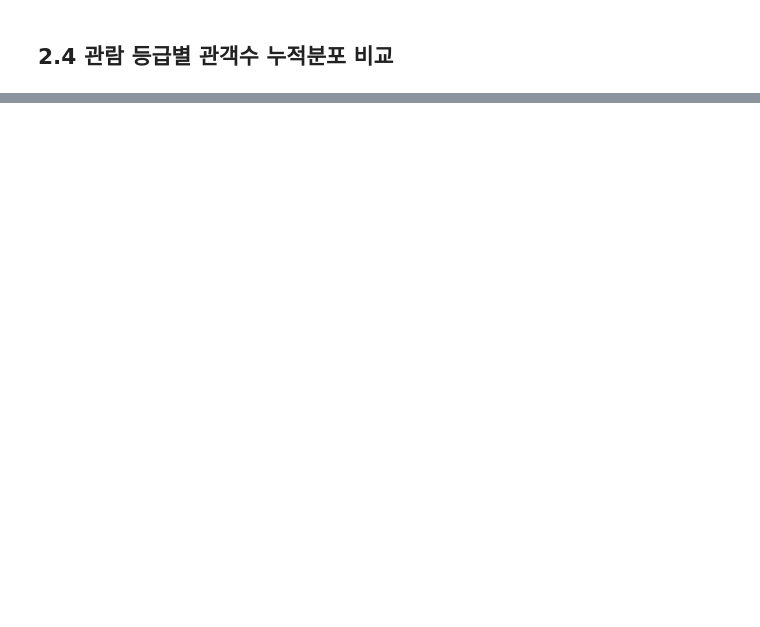
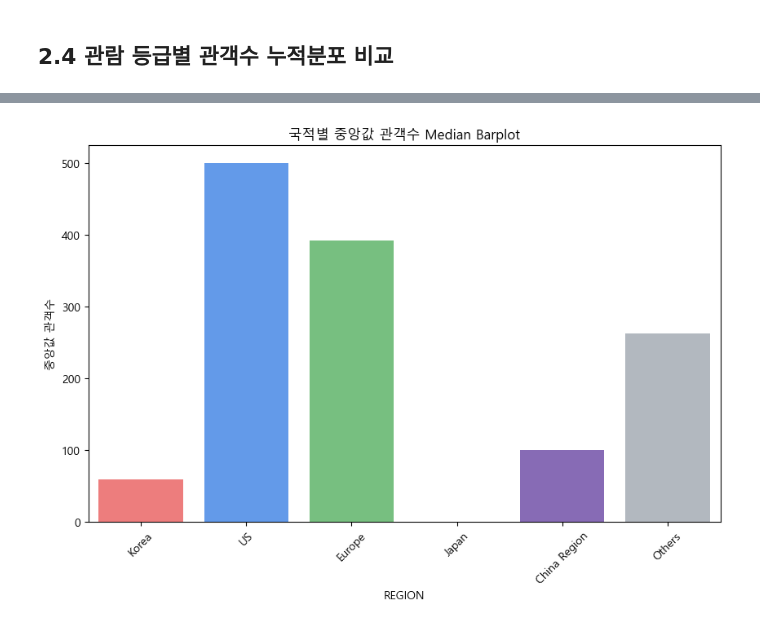
Before and after one commit to yoonha315/mini_project_eda, a Jupyter notebook: 01_data_preprocessing.ipynb, the cells around one changed output, grey strips where cells are left out. Saved outputs shown, nothing was run; the diff lists cells and outputs as text; code cells hidden in the pictures; blank space fills up the shorter version.

```diff
--- a/01_data_preprocessing.ipynb
+++ b/01_data_preprocessing.ipynb
@@ -1158,0 +1323,19 @@ plt.show()
+# %%
+plt.figure(figsize=(10,6))
+sns.barplot(
+    data=movie_df,
+    x='REGION',
+    y='VIEWNG_NMPR_CO',
+    hue='REGION',
+    estimator=np.median,
+    errorbar=None,
+    palette=palette,
+    dodge=False,
+    legend=False
+)
+plt.title('국적별 중앙값 관객수 Median Barplot')
+plt.ylabel('중앙값 관객수')
+plt.xticks(rotation=45)
+plt.show()
+# %% [output]
+[figure, added]
```
Also changed, not shown: parts of 26 cells of this notebook.
